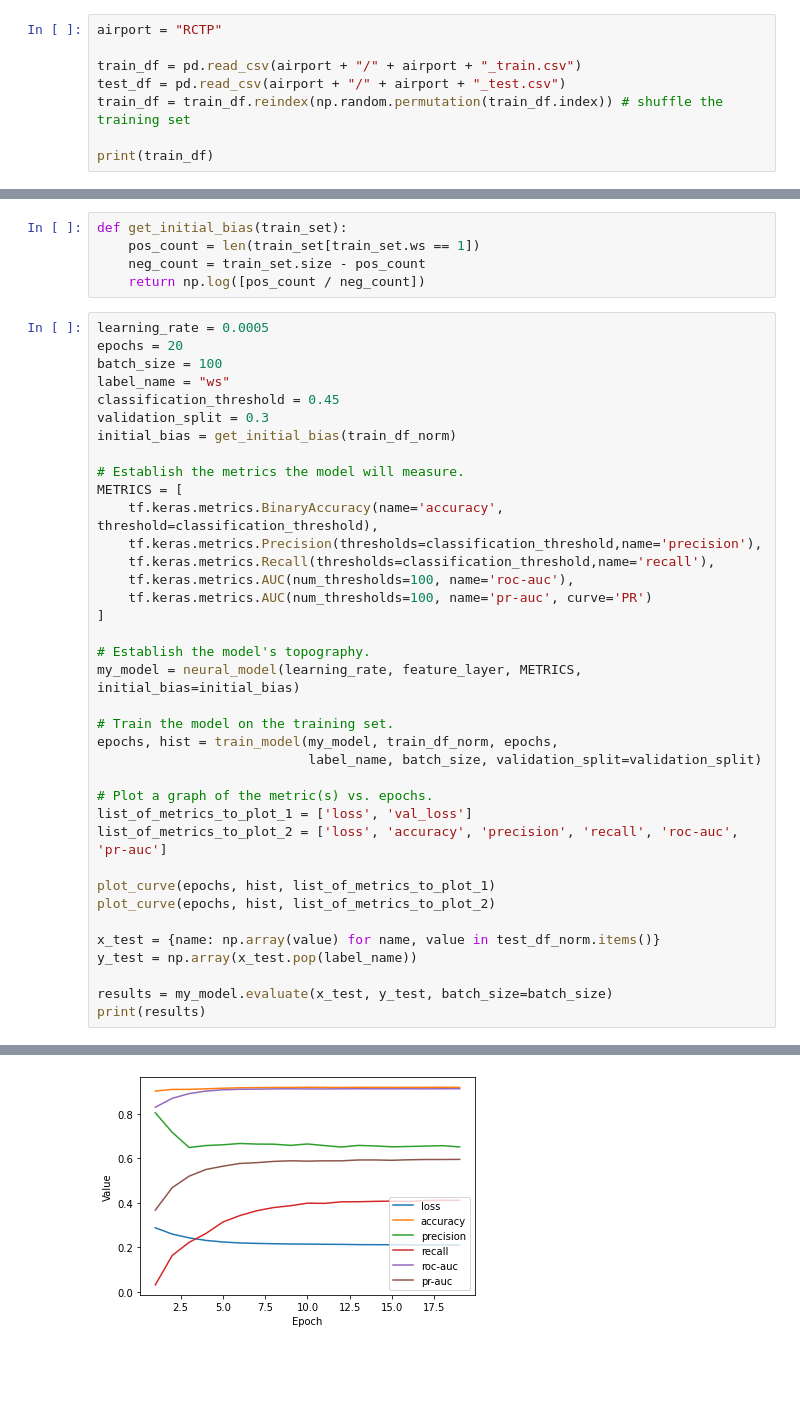
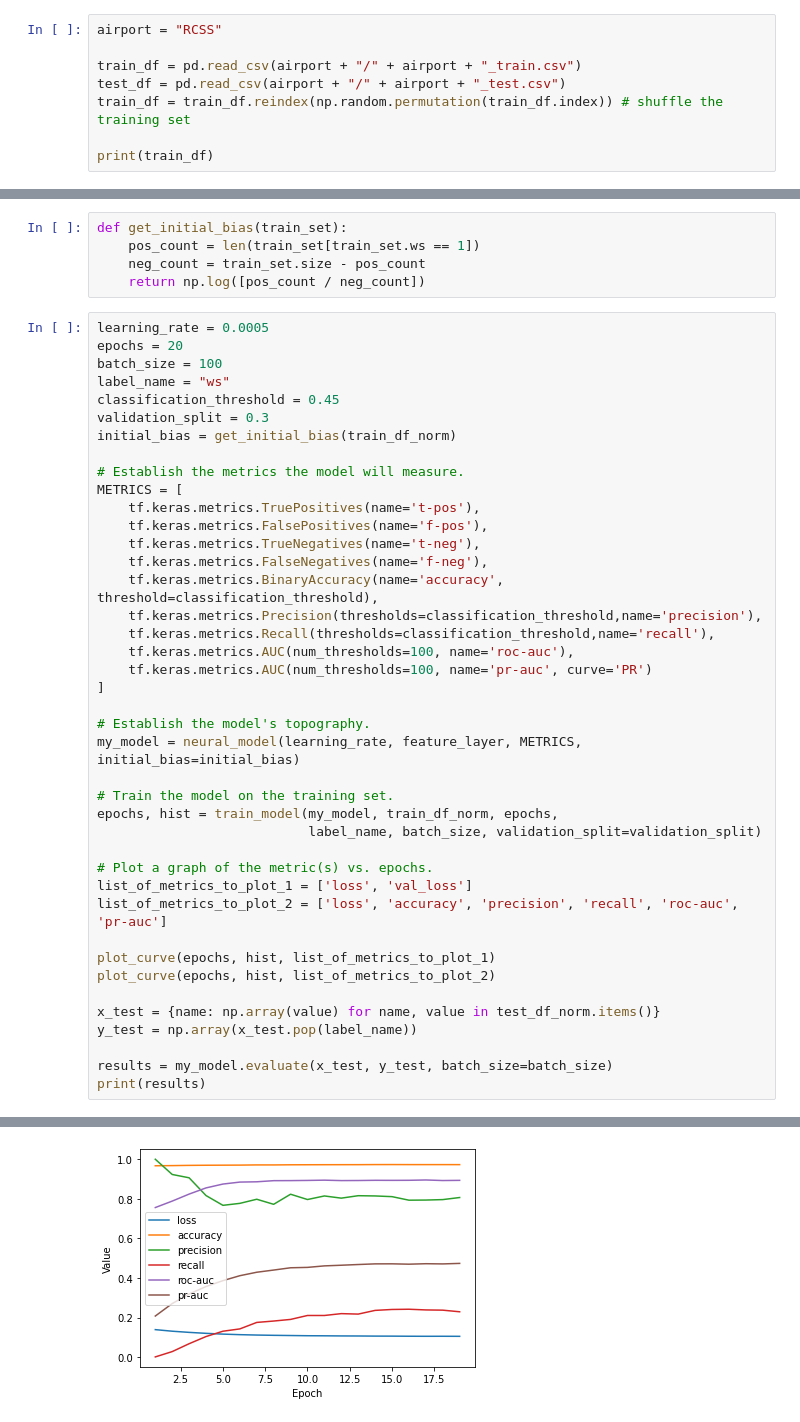
Before and after one commit to Bombbird2001/Windshear-Predictor, a Jupyter notebook: windshear_predictor.ipynb, the cells around one changed output, grey strips where cells are left out. Saved outputs shown, nothing was run; the diff lists cells and outputs as text; blank space fills up the shorter version.

```diff
--- a/windshear_predictor.ipynb
+++ b/windshear_predictor.ipynb
@@ -22,7 +41,7 @@ from matplotlib import pyplot as plt
 pd.options.display.max_rows = 10
 pd.options.display.float_format = "{:.2f}".format
 # %%
-airport = "RCTP"
+airport = "RCSS"
 
 train_df = pd.read_csv(airport + "/" + airport + "_train.csv")
 test_df = pd.read_csv(airport + "/" + airport + "_test.csv")
@@ -249,6 +268,10 @@ initial_bias = get_initial_bias(train_df_norm)
 
 # Establish the metrics the model will measure.
 METRICS = [
+    tf.keras.metrics.TruePositives(name='t-pos'),
+    tf.keras.metrics.FalsePositives(name='f-pos'),
+    tf.keras.metrics.TrueNegatives(name='t-neg'),
+    tf.keras.metrics.FalseNegatives(name='f-neg'),
     tf.keras.metrics.BinaryAccuracy(name='accuracy', threshold=classification_threshold),
     tf.keras.metrics.Precision(thresholds=classification_threshold,name='precision'),
     tf.keras.metrics.Recall(thresholds=classification_threshold,name='recall'),
@@ -297 +320 @@ Epoch 20/20
-[figure, old version]
+[figure, new version]
```
Also changed, not shown: parts of 5 cells of this notebook, 4 other files.
